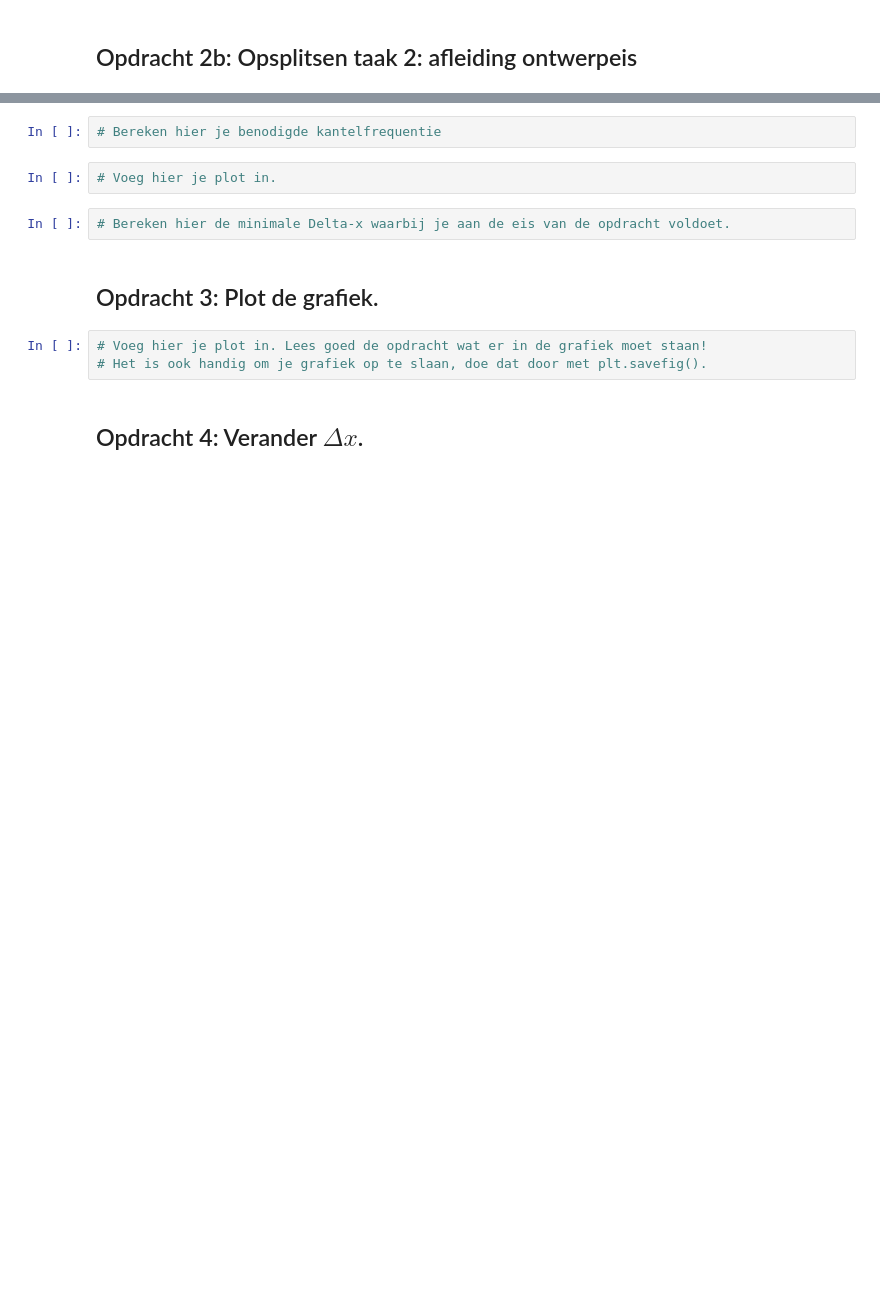
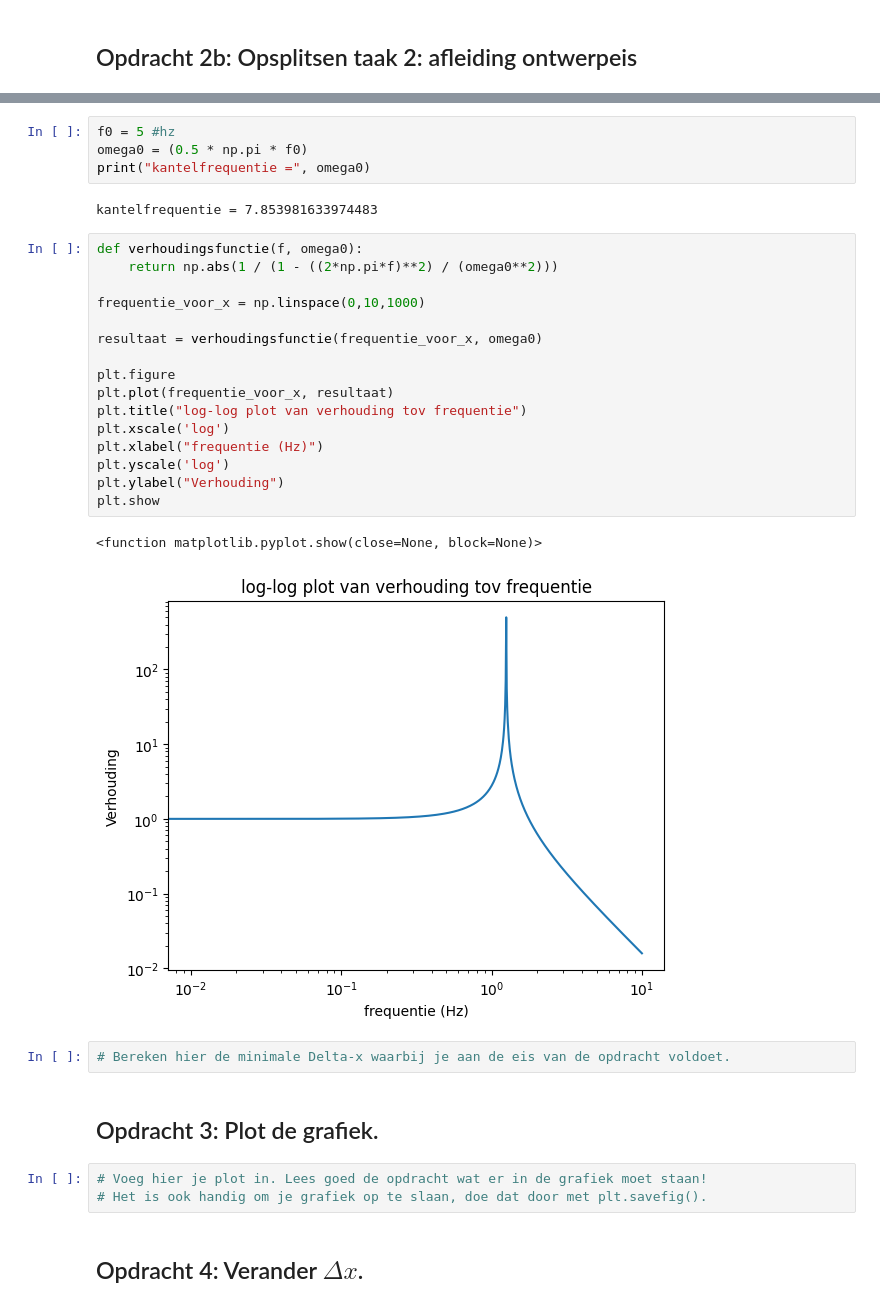
Before and after one commit to OLvanVelze/opdrachten-DEF-D-OVV, a Jupyter notebook: FysiekeOntwerpopdrachten/5MaakEenOpstellingTrillingsvrij/Ontwerpopdracht5MaakEenOpstellingTrillingsvrijInvulTemplate.ipynb, the cells around one changed output, grey strips where cells are left out. Drawn from its saved outputs; the diff is of its cells as text; blank space fills up the shorter version.

```diff
--- a/FysiekeOntwerpopdrachten/5MaakEenOpstellingTrillingsvrij/Ontwerpopdracht5MaakEenOpstellingTrillingsvrijInvulTemplate.ipynb
+++ b/FysiekeOntwerpopdrachten/5MaakEenOpstellingTrillingsvrij/Ontwerpopdracht5MaakEenOpstellingTrillingsvrijInvulTemplate.ipynb
@@ -47,7 +61,28 @@ Vul onderstaande tabel in:
 # %%
-# Bereken hier je benodigde kantelfrequentie
+f0 = 5 #hz
+omega0 = (0.5 * np.pi * f0)
+print("kantelfrequentie =", omega0)
+# %% [output]
+kantelfrequentie = 7.853981633974483
 # %%
-# Voeg hier je plot in.
+def verhoudingsfunctie(f, omega0):
+    return np.abs(1 / (1 - ((2*np.pi*f)**2) / (omega0**2)))
+
+frequentie_voor_x = np.linspace(0,10,1000)
+
+resultaat = verhoudingsfunctie(frequentie_voor_x, omega0)
+
+plt.figure
+plt.plot(frequentie_voor_x, resultaat)
+plt.title("log-log plot van verhouding tov frequentie")
+plt.xscale('log')
+plt.xlabel("frequentie (Hz)")
+plt.yscale('log')
+plt.ylabel("Verhouding")
+plt.show
+# %% [output]
+<function matplotlib.pyplot.show(close=None, block=None)>
+[figure, added]
 # %%
 # Bereken hier de minimale Delta-x waarbij je aan de eis van de opdracht voldoet.
 # %% [markdown]
```
Also changed, not shown: parts of 4 cells of this notebook.
